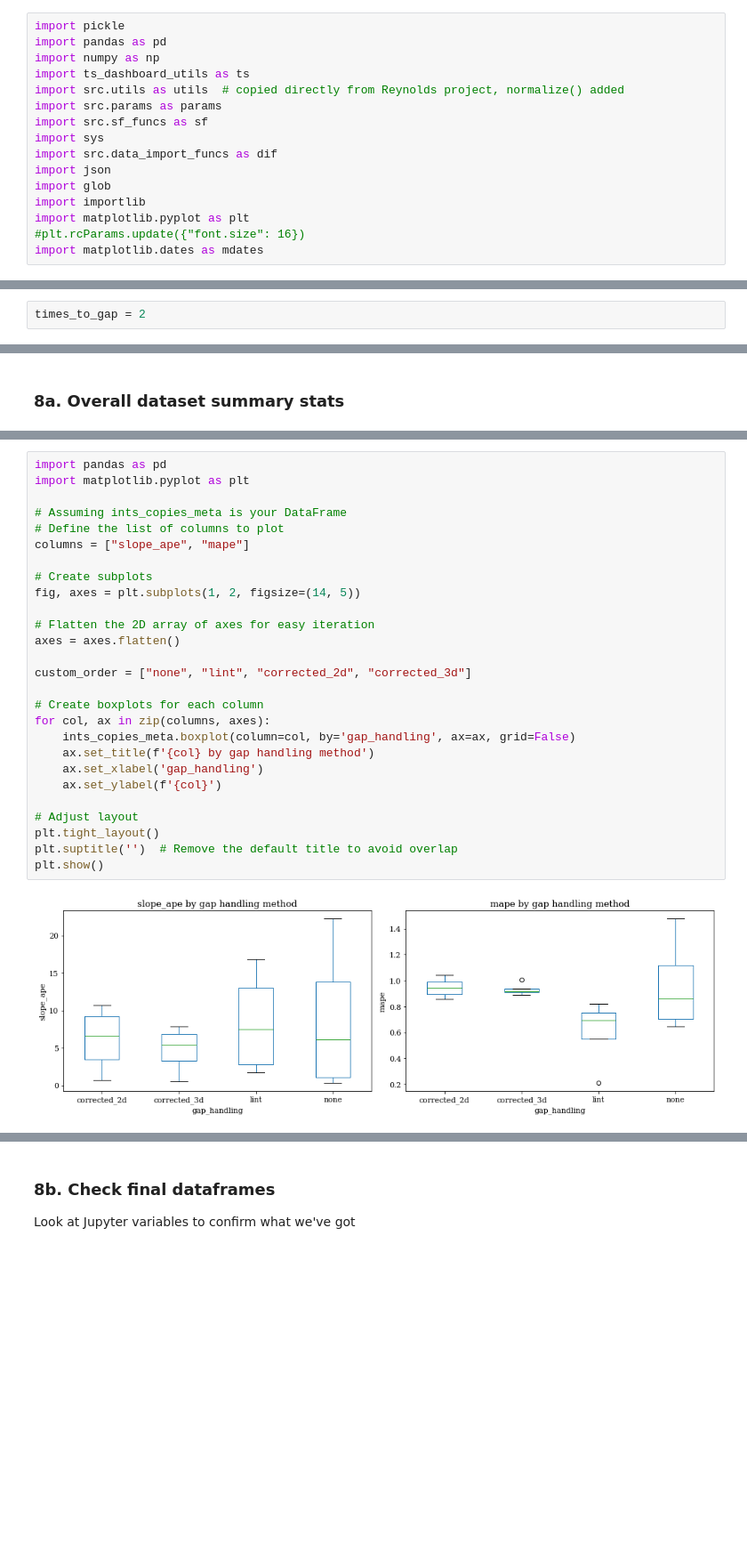
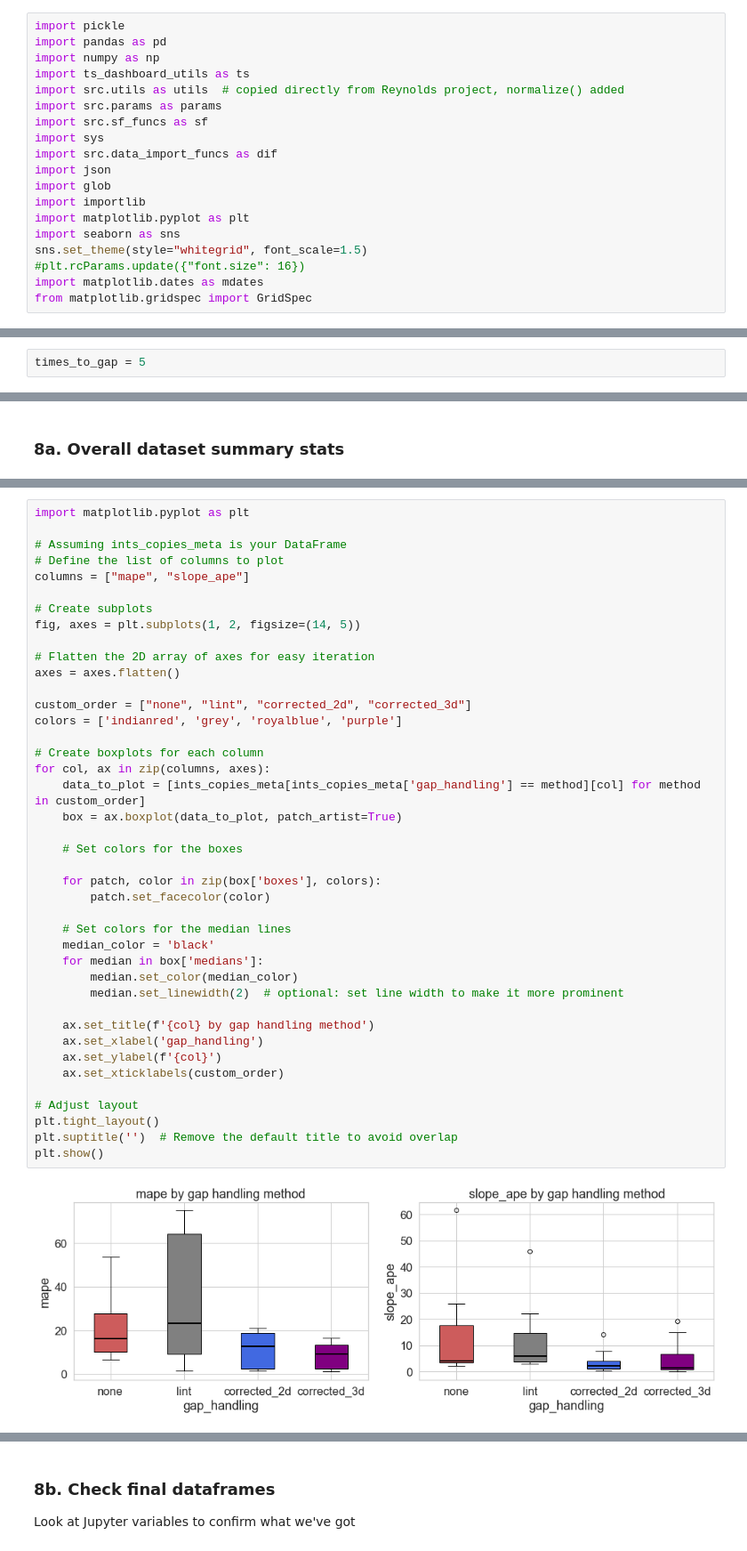
Before and after one commit to daniel-wrench/time_series_analysis, a Jupyter notebook: official_demo.ipynb, the cells around one changed output, grey strips where cells are left out. Shown: that part at 89% size. Cells and saved outputs as stored; diff of their text form; blank space fills up the shorter version.

```diff
--- a/official_demo.ipynb
+++ b/official_demo.ipynb
@@ -20,8 +22,11 @@ import json
 import glob
 import importlib
 import matplotlib.pyplot as plt
+import seaborn as sns
+sns.set_theme(style="whitegrid", font_scale=1.5)
 #plt.rcParams.update({"font.size": 16})
 import matplotlib.dates as mdates
+from matplotlib.gridspec import GridSpec
 # %%
 # For current Wind importing
 
@@ -187,7 +194,7 @@ Frequency is 73.24 Hz (2dp)
 Mean = -28.383399058746512
 Standard deviation = 18.777635215345533
 # %%
-times_to_gap = 2
+times_to_gap = 5
 # %%
 tc_approx = 500  # s: 500 for PSP, 2000 for Wind
 cadence_approx = 0.1  # s: 0.1 for PSP, 1 for Wind
@@ -848,32 +766,46 @@ ints_copies_meta.groupby("gap_handling")[["missing_percent_overall", "slope", "s
 # %%
-import pandas as pd
 import matplotlib.pyplot as plt
 
 # Assuming ints_copies_meta is your DataFrame
 # Define the list of columns to plot
-columns = ["slope_ape", "mape"]
+columns = ["mape", "slope_ape"]
 
 # Create subplots
 fig, axes = plt.subplots(1, 2, figsize=(14, 5))
 
 # Flatten the 2D array of axes for easy iteration
 axes = axes.flatten()
 
 custom_order = ["none", "lint", "corrected_2d", "corrected_3d"]
+colors = ['indianred', 'grey', 'royalblue', 'purple']
 
 # Create boxplots for each column
 for col, ax in zip(columns, axes):
-    ints_copies_meta.boxplot(column=col, by='gap_handling', ax=ax, grid=False)
+    data_to_plot = [ints_copies_meta[ints_copies_meta['gap_handling'] == method][col] for method in custom_order]
+    box = ax.boxplot(data_to_plot, patch_artist=True)
+
+    # Set colors for the boxes
+
+    for patch, color in zip(box['boxes'], colors):
+        patch.set_facecolor(color)
+
+    # Set colors for the median lines
+    median_color = 'black'
+    for median in box['medians']:
+        median.set_color(median_color)
+        median.set_linewidth(2)  # optional: set line width to make it more prominent
+
     ax.set_title(f'{col} by gap handling method')
     ax.set_xlabel('gap_handling')
     ax.set_ylabel(f'{col}')
+    ax.set_xticklabels(custom_order)
 
 # Adjust layout
 plt.tight_layout()
 plt.suptitle('')  # Remove the default title to avoid overlap
 plt.show()
 # %% [output]
-[figure, old version]
+[figure, new version]
 # %% [markdown]
 # NEXT
 1. Re-run DONE
```
Also changed, not shown: parts of 42 cells of this notebook.
